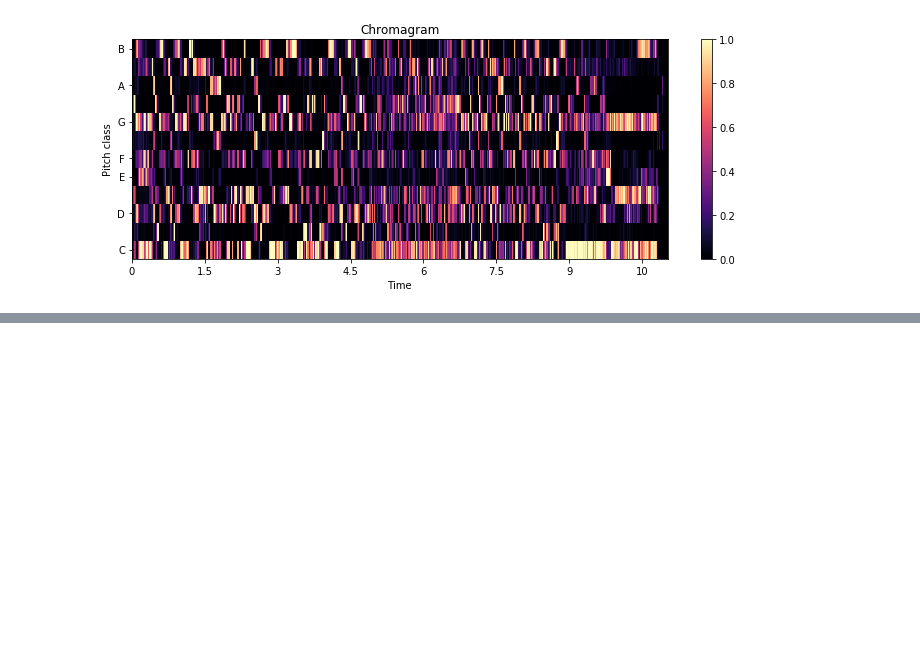
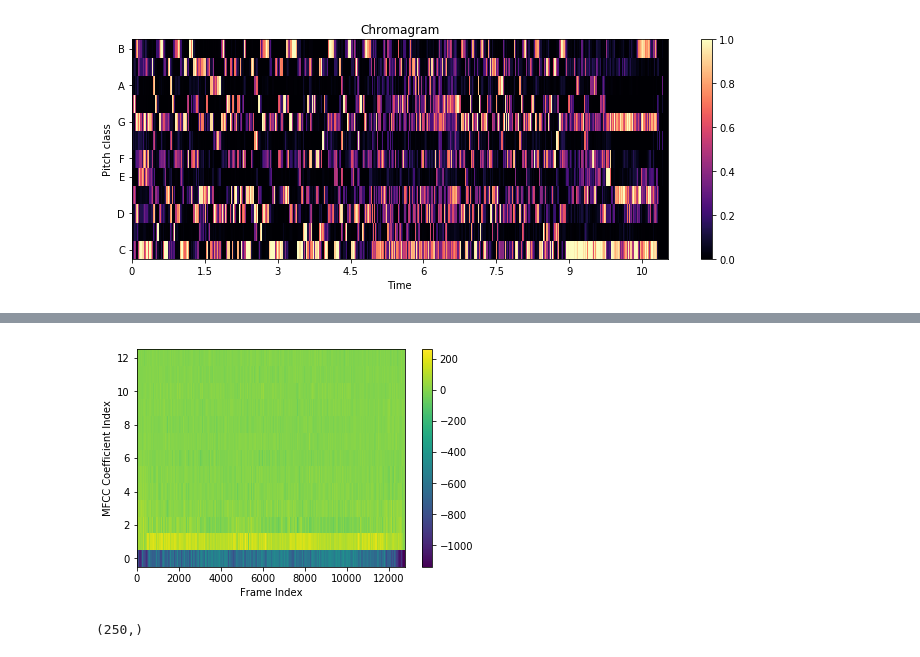
Before and after one commit to oObqpdOo/MusicSimilarity-Spark, a Jupyter notebook: Features Selectable and Similarity.ipynb, the cells around one changed output, grey strips where cells are left out. Cells and saved outputs as stored; diff of their text form; code cells hidden in the pictures; blank space fills up the shorter version.

```diff
--- a/Features Selectable and Similarity.ipynb
+++ b/Features Selectable and Similarity.ipynb
@@ -904,0 +877,9 @@ chroma_cross_correlate_full(chroma1_flat, chroma2_flat)
+# %%
+#PARAMETER: mfcc_kl, mfcc_euclid, notes, chroma, bh
+bpmret, hist, key, scale, notes, chroma_matrix, mean, cov, var, cov_kl = compute_features(path, 1, 1, 1, 1, 1)
+# %% [output]
+[figure, added]
+# %%
+print hist.shape
+# %% [output]
+(250,)
```
Also changed, not shown: parts of 11 cells of this notebook, 2 other files.
